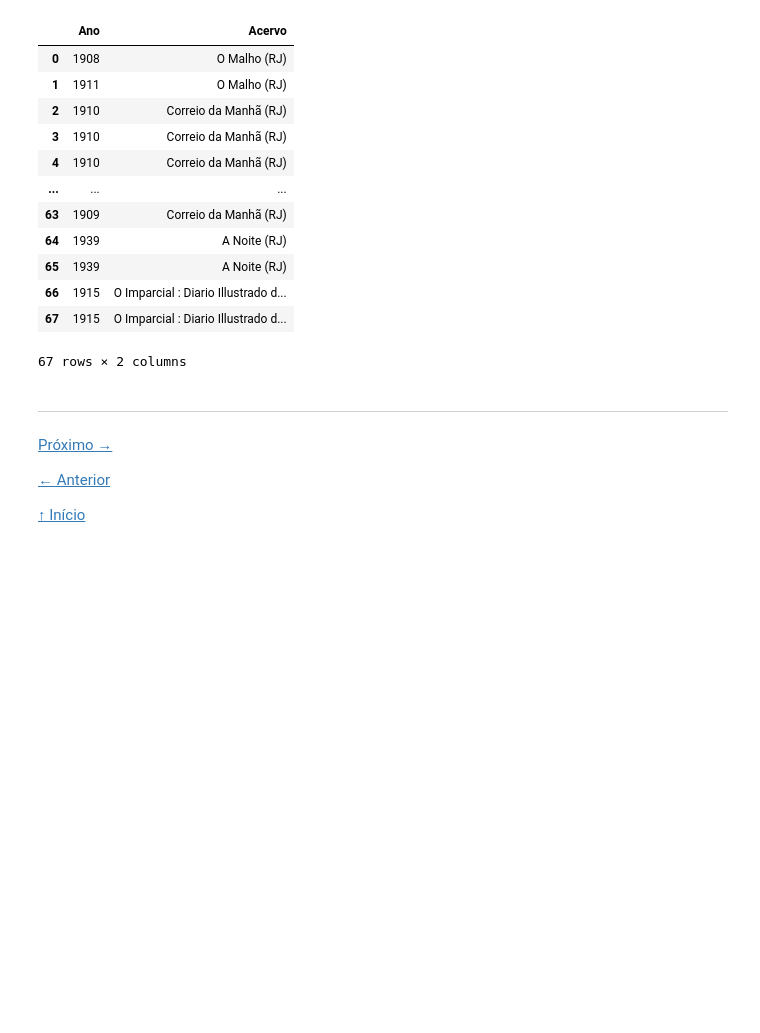
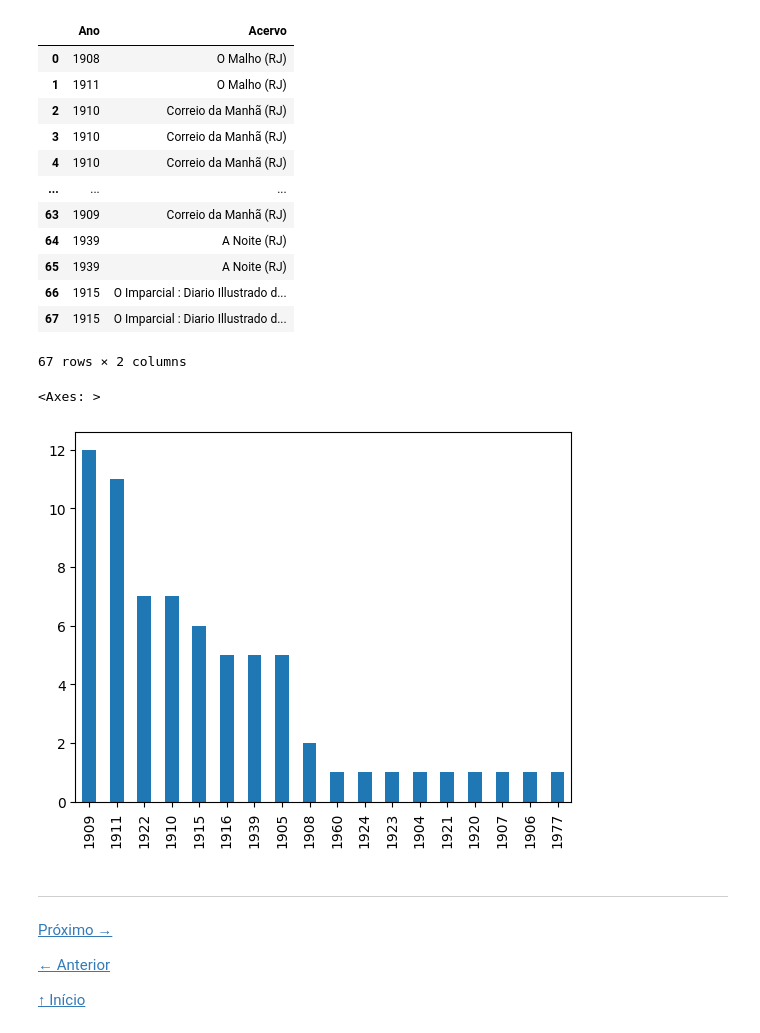
Before and after one commit to ericbrasiln/python-puc, a Jupyter notebook: dia3.ipynb, the cells around one changed output. Drawn from its saved outputs; the diff is of its cells as text; code cells hidden in the pictures; blank space fills up the shorter version.

```diff
--- a/dia3.ipynb
+++ b/dia3.ipynb
@@ -532,6 +608,12 @@ df2
 | 66 | 1915 | O Imparcial : Diario Illustrado d... |
 | 67 | 1915 | O Imparcial : Diario Illustrado d... |
 67 rows × 2 columns
+# %%
+# contar anos com maior frequencia e  mostrar num grafico
+df_hdb['Ano'].sort_values(ascending=True).value_counts().plot(kind='bar')
+# %% [output]
+<Axes: >
+[figure, added]
 # %% [markdown]
 ---
 
```
Also changed, not shown: parts of 29 cells of this notebook, 1 other file.
